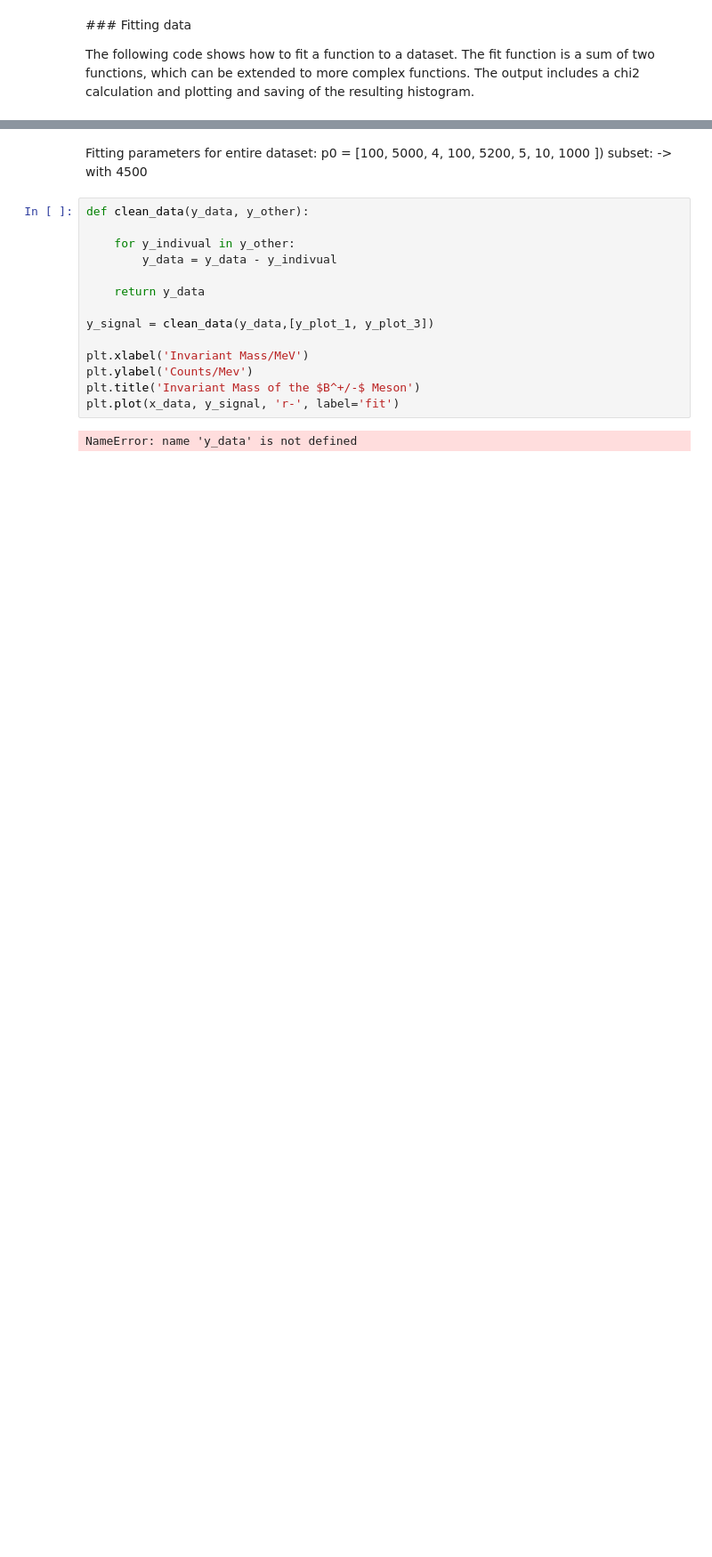
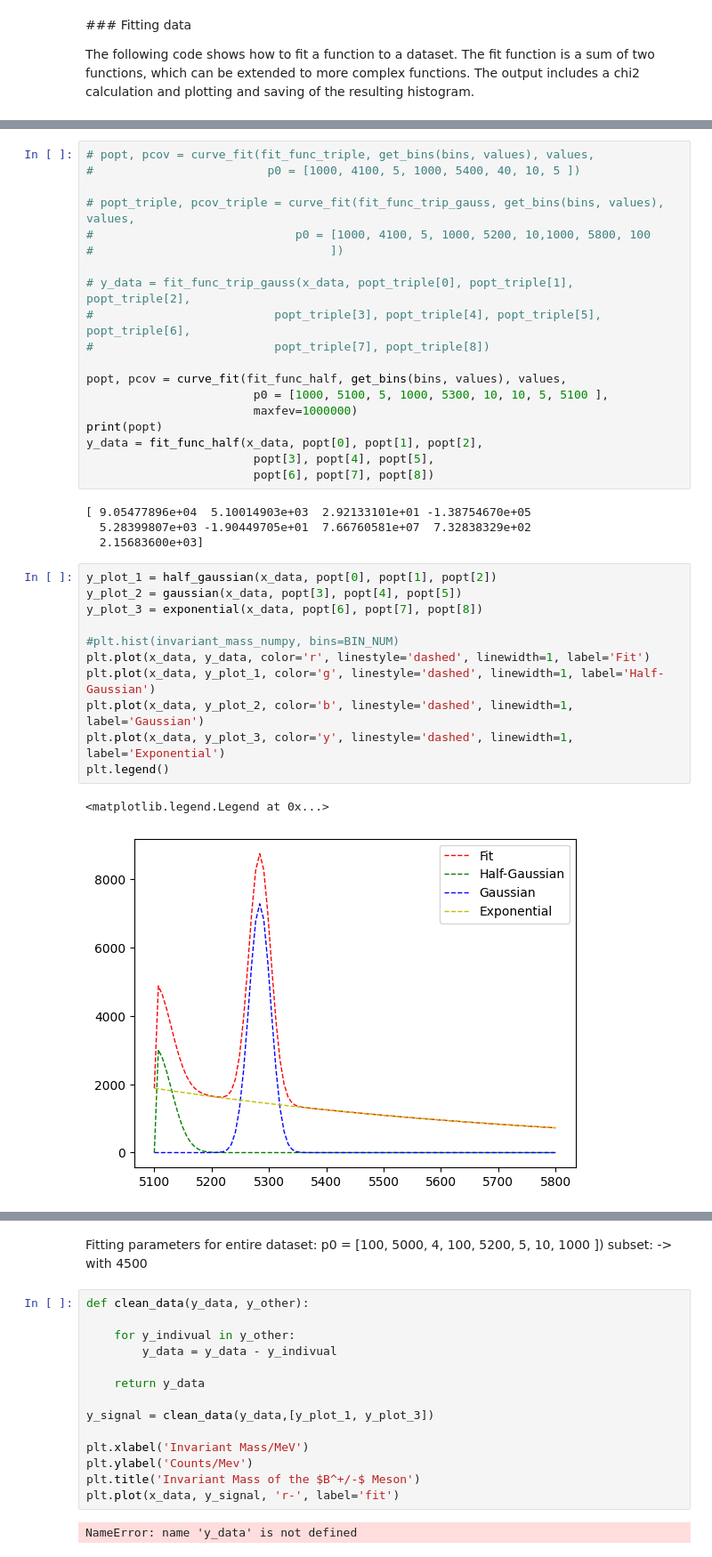
Before and after one commit to aavashsubedi/labs_yr3, a Jupyter notebook: matter_antimatter/aavash.ipynb, the cells around one changed output, grey strips where cells are left out. Shown at 89% size. Saved outputs shown, nothing was run; the diff lists cells and outputs as text; blank space fills up the shorter version.

```diff
--- a/matter_antimatter/aavash.ipynb
+++ b/matter_antimatter/aavash.ipynb
@@ -461,0 +331,37 @@ NameError: name 'invariant_mass_array' is not defined
+# %%
+# popt, pcov = curve_fit(fit_func_triple, get_bins(bins, values), values,
+#                         p0 = [1000, 4100, 5, 1000, 5400, 40, 10, 5 ])
+
+# popt_triple, pcov_triple = curve_fit(fit_func_trip_gauss, get_bins(bins, values), values,
+#                             p0 = [1000, 4100, 5, 1000, 5200, 10,1000, 5800, 100
+#                                  ])
+
+# y_data = fit_func_trip_gauss(x_data, popt_triple[0], popt_triple[1], popt_triple[2],
+#                          popt_triple[3], popt_triple[4], popt_triple[5], popt_triple[6],
+#                          popt_triple[7], popt_triple[8])
+
+popt, pcov = curve_fit(fit_func_half, get_bins(bins, values), values,
+                        p0 = [1000, 5100, 5, 1000, 5300, 10, 10, 5, 5100 ],
+                        maxfev=1000000)
+print(popt)
+y_data = fit_func_half(x_data, popt[0], popt[1], popt[2],
+                        popt[3], popt[4], popt[5],
+                        popt[6], popt[7], popt[8])
+# %% [output]
+[ 9.05477896e+04  5.10014903e+03  2.92133101e+01 -1.38754670e+05
+  5.28399807e+03 -1.90449705e+01  7.66760581e+07  7.32838329e+02
+  2.15683600e+03]
+# %%
+y_plot_1 = half_gaussian(x_data, popt[0], popt[1], popt[2])
+y_plot_2 = gaussian(x_data, popt[3], popt[4], popt[5])
+y_plot_3 = exponential(x_data, popt[6], popt[7], popt[8])
+
+#plt.hist(invariant_mass_numpy, bins=BIN_NUM)
+plt.plot(x_data, y_data, color='r', linestyle='dashed', linewidth=1, label='Fit')
+plt.plot(x_data, y_plot_1, color='g', linestyle='dashed', linewidth=1, label='Half-Gaussian')
+plt.plot(x_data, y_plot_2, color='b', linestyle='dashed', linewidth=1, label='Gaussian')
+plt.plot(x_data, y_plot_3, color='y', linestyle='dashed', linewidth=1, label='Exponential')
+plt.legend()
+# %% [output]
+<matplotlib.legend.Legend at 0x...>
+[figure, added]
```
Also changed, not shown: parts of 9 cells of this notebook, 2 other files.
